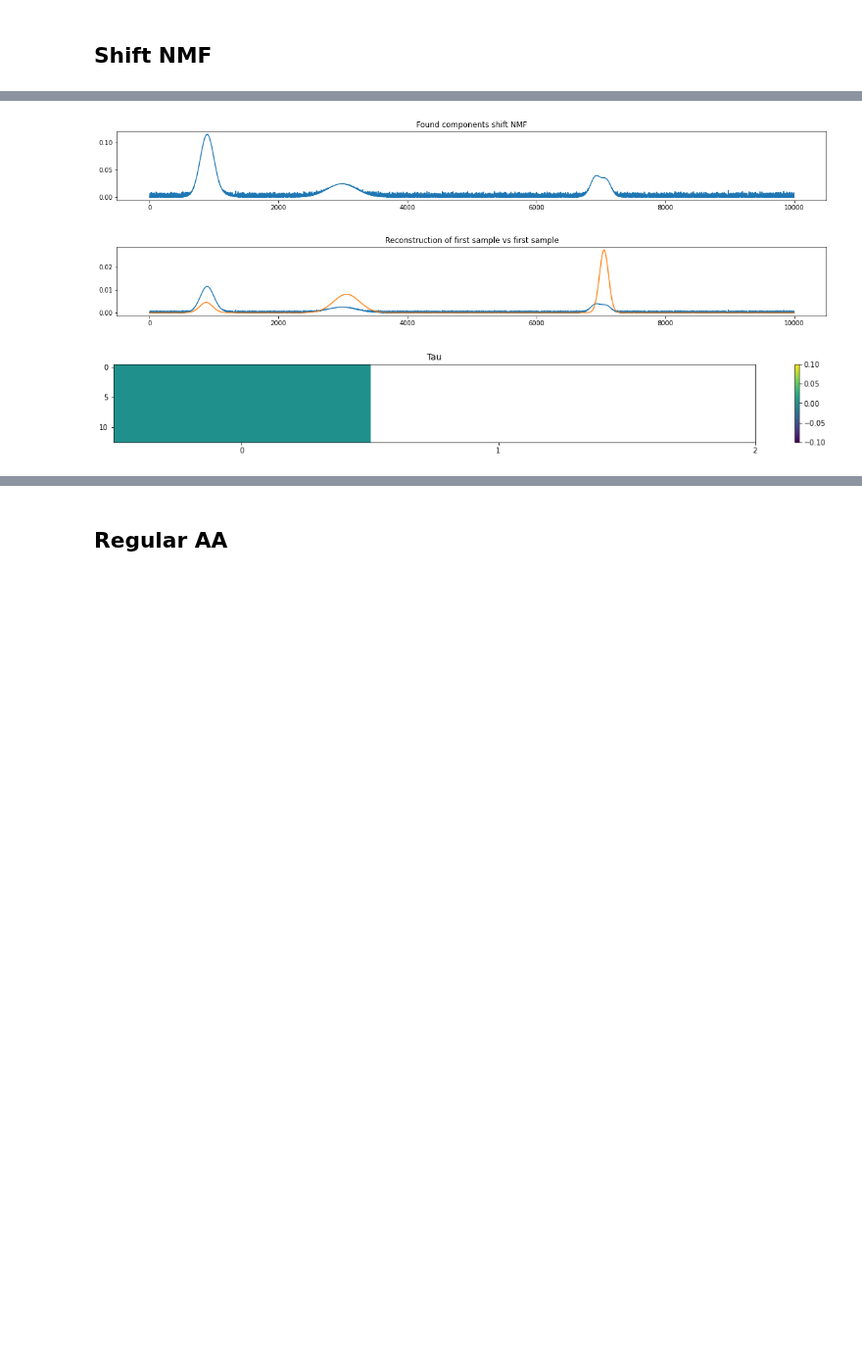
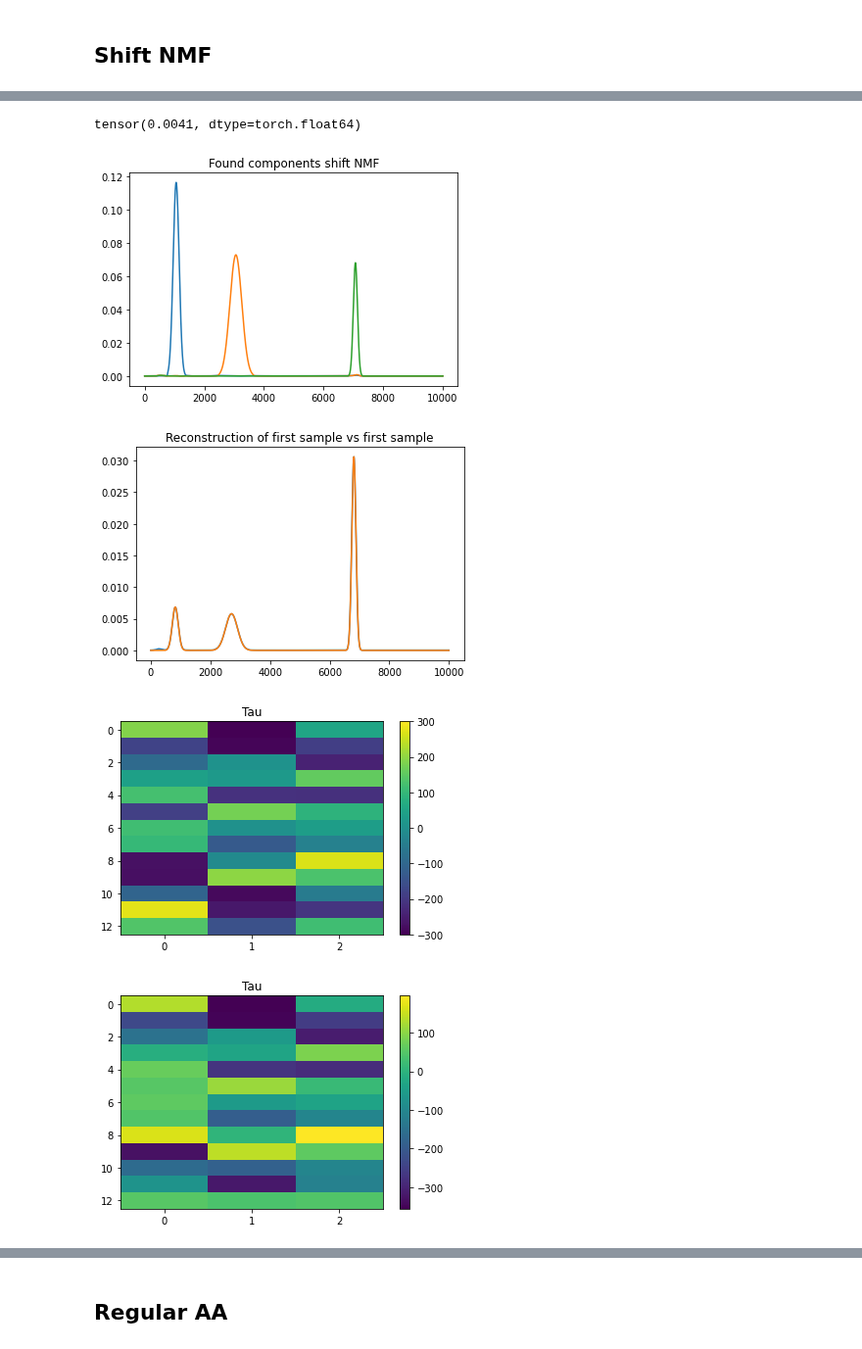
Before and after one commit to AlexanderVoldby/02466Fagprojekt2023, a Jupyter notebook: test_with_shift.ipynb, the cells around one changed output, grey strips where cells are left out. Shown at 98% size. Drawn from its saved outputs; the diff is of its cells as text; code cells hidden in the pictures; blank space fills up the shorter version.

```diff
--- a/test_with_shift.ipynb
+++ b/test_with_shift.ipynb
@@ -137,7 +138,7 @@ print(explained_variance(X_half, X_1))
 ## Regular NMF
 # %%
 
-nmf = NMF(X, 3, lr=0.4, factor=0.5, alpha=1e-4)
+nmf = NMF(X_clean, 3, lr=0.01, factor=0.9, alpha=1e-2)
 W, H = nmf.fit(verbose=True)
 recon = np.matmul(W, H)
 
@@ -158,6 +158,6 @@ UsageError: Line magic function `%` not found.
 ## Shift NMF
 # %%
 
-nmf = ShiftNMF(X, 1, lr=0.4, factor=0.9)
-W, H, tau = nmf.fit(verbose=True, max_iter=30000, tau_iter=20000)
+nmf = ShiftNMF(X, 3, lr=0.3, factor=0.9999)
+W, H, tau_shift = nmf.fit(verbose=True, tau_iter=0, max_iter=750, tau_thres=1e-4)
 # %% [output]
@@ -165,27 +165,39 @@ epoch: 17701, Loss: 0.7036759032539558, Tau 0.0
 # %%
 recon = nmf.recon.detach().numpy()
-
+print(nmf.std)
 for signal in H:
     plt.plot(signal)
 plt.title("Found components shift NMF")
 plt.show()
 
-plt.plot(recon[1])
+plt.plot(recon[1]*nmf.std.detach().numpy())
+# plt.show()
 plt.plot(X[1])
 plt.title("Reconstruction of first sample vs first sample")
 plt.show()
 
 plt.figure()
-plt.imshow(tau[:13], aspect='auto', interpolation="none")
+plt.imshow(tau[:13], aspect='auto', interpolation="none", vmin=-shift, vmax=shift)
 ax = plt.gca()
 ax.set_xticks(np.arange(0, 3, 1))
 plt.colorbar()
 plt.title("Tau")
 plt.show()
+
+
+plt.figure()
+plt.imshow(tau_shift[:13], aspect='auto', interpolation="none")
+ax = plt.gca()
+ax.set_xticks(np.arange(0, 3, 1))
+plt.colorbar()
+plt.title("Tau")
+plt.show()
 # %% [output]
+tensor(0.0041, dtype=torch.float64)
-[figure, old version]
+[figure, new version]
-[figure, old version]
+[figure, new version]
-[figure, old version]
+[figure, new version]
+[figure, added]
 # %%
 plt.rcParams['figure.figsize'] = [20, 2]
 plt.plot(np.matmul(W,H).T)
```
Also changed, not shown: parts of 11 cells of this notebook, 1 other file.
